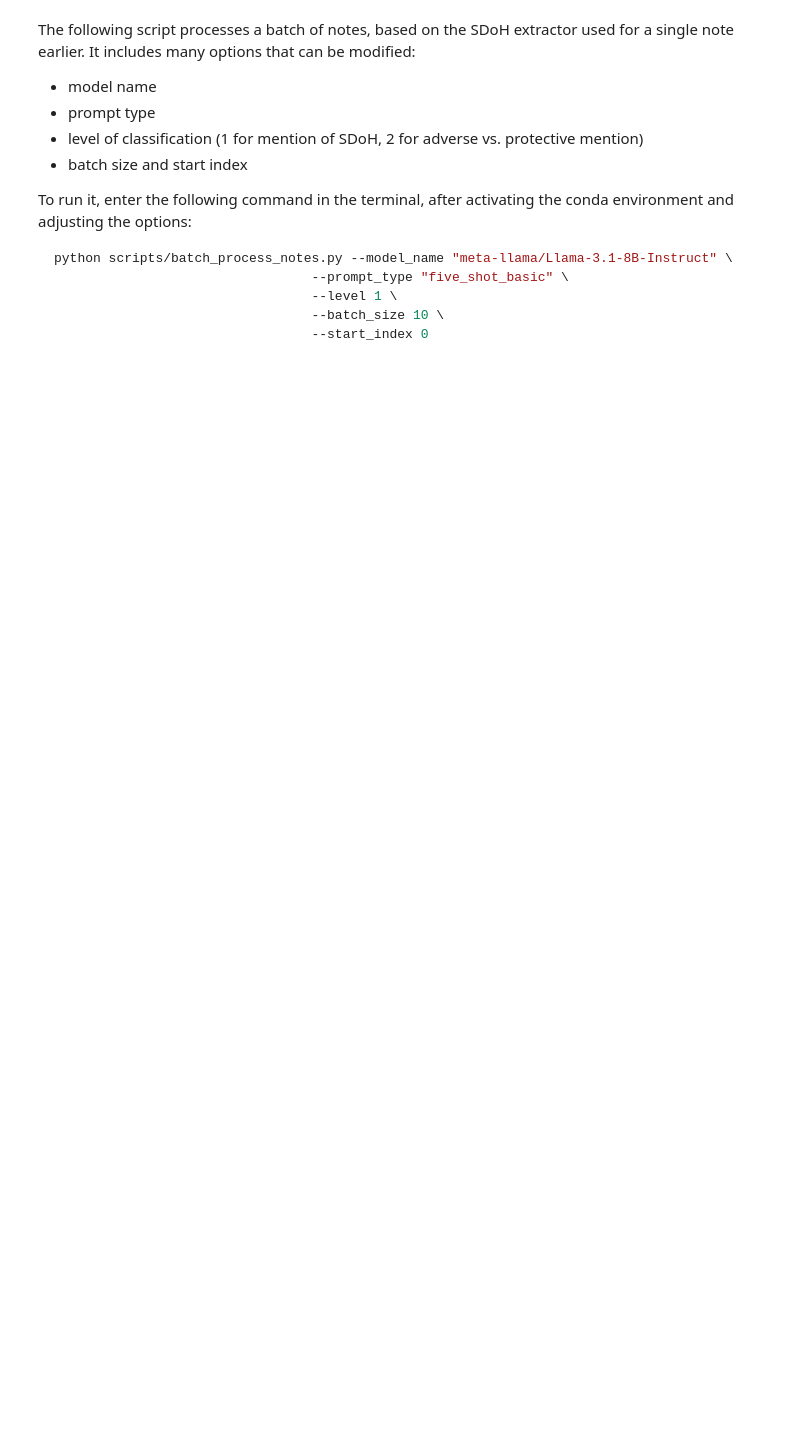
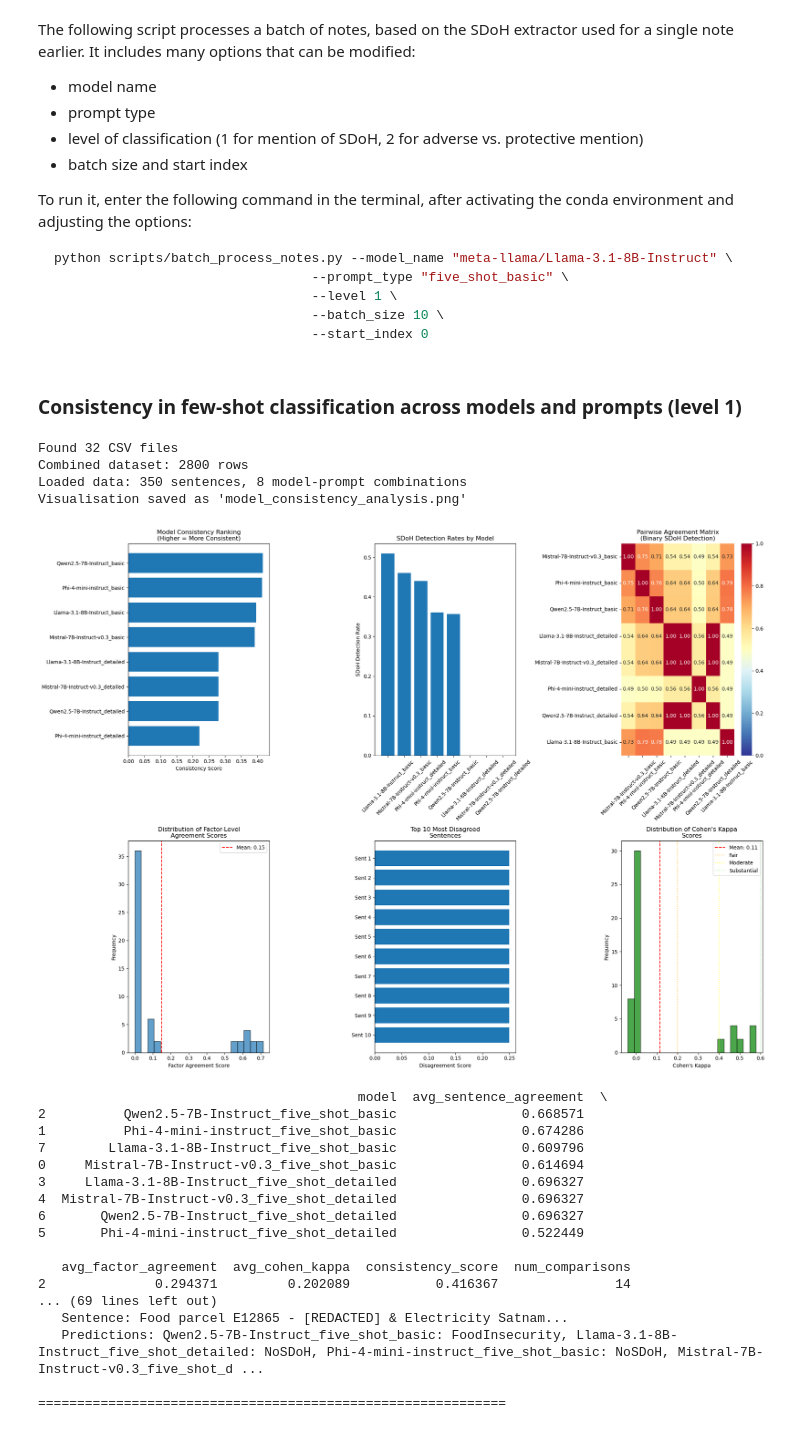
Before and after one commit to MatteoLarrode/SDoH-LLM-Extraction, a Jupyter notebook: notebooks/02_sdoh_extraction.ipynb, the cells around one changed output. Saved outputs shown, nothing was run; the diff lists cells and outputs as text; code cells hidden in the pictures; blank space fills up the shorter version.

```diff
--- a/notebooks/02_sdoh_extraction.ipynb
+++ b/notebooks/02_sdoh_extraction.ipynb
@@ -262,3 +286,51 @@ python scripts/batch_process_notes.py --model_name "meta-llama/Llama-3.1-8B-Inst
 batch_results_path = "../results/batch_results/Llama_3.1_8B_Instruct_five_shot_basic_L1_0-9.csv"
 
 batch_results_df = pd.read_csv(batch_results_path)
+# %% [markdown]
+### Consistency in few-shot classification across models and prompts (level 1)
+# %%
+from utils.batch_analysing_helpers import load_and_analyse_consistency
+
+# Load and analyze all CSV files
+# This batch consists of results from the classification of the 200 first notes across:
+# - 4 models (Llama-3.1-8B-Instruct, Qwen2.5-7B-Instruct, Phi-4-mini-instruct, Mistral-7B-Instruct-v0.3)
+# - 2 prompt types (five_shot_basic, five_shot_detailed)
+consistency_analyser = load_and_analyse_consistency("../results/batch_results/comparison_batch_07_06")
+
+# Generate visualisations
+consistency_analyser.visualise_consistency(save_plots=True)
+
+# Get consistency ranking
+ranking = consistency_analyser.model_consistency_ranking()
+print(ranking)
+
+# Generate detailed report
+report = consistency_analyser.generate_report()
+print(report)
+
+# Save report
+with open('consistency_report.txt', 'w') as f:
+    f.write(report)
+# %% [output]
+Found 32 CSV files
+Combined dataset: 2800 rows
+Loaded data: 350 sentences, 8 model-prompt combinations
+Visualisation saved as 'model_consistency_analysis.png'
+[figure, added]
+                                         model  avg_sentence_agreement  \
+2          Qwen2.5-7B-Instruct_five_shot_basic                0.668571
+1          Phi-4-mini-instruct_five_shot_basic                0.674286
+7        Llama-3.1-8B-Instruct_five_shot_basic                0.609796
+0     Mistral-7B-Instruct-v0.3_five_shot_basic                0.614694
+3     Llama-3.1-8B-Instruct_five_shot_detailed                0.696327
+4  Mistral-7B-Instruct-v0.3_five_shot_detailed                0.696327
+6       Qwen2.5-7B-Instruct_five_shot_detailed                0.696327
+5       Phi-4-mini-instruct_five_shot_detailed                0.522449
+
+   avg_factor_agreement  avg_cohen_kappa  consistency_score  num_comparisons
+2              0.294371         0.202089           0.416367               14
+... (69 lines left out)
+   Sentence: Food parcel E12865 - [REDACTED] & Electricity Satnam...
+   Predictions: Qwen2.5-7B-Instruct_five_shot_basic: FoodInsecurity, Llama-3.1-8B-Instruct_five_shot_detailed: NoSDoH, Phi-4-mini-instruct_five_shot_basic: NoSDoH, Mistral-7B-Instruct-v0.3_five_shot_d ...
+
+============================================================
```
Also changed, not shown: parts of 11 cells of this notebook, 5 other files.
